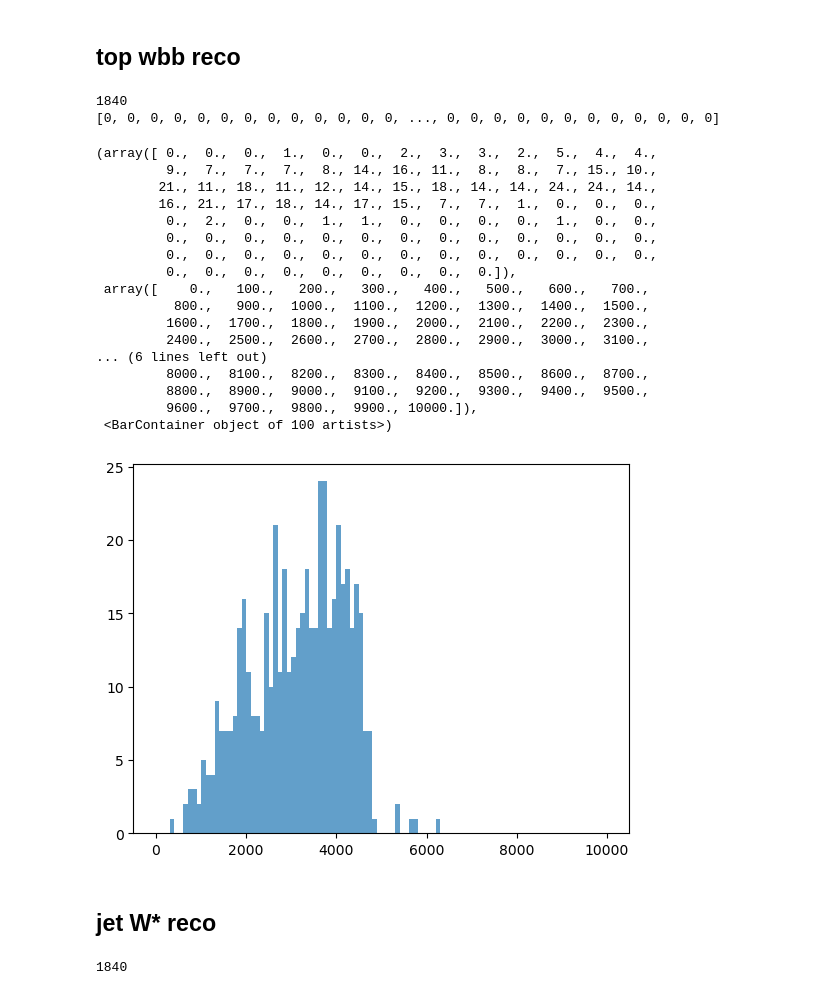
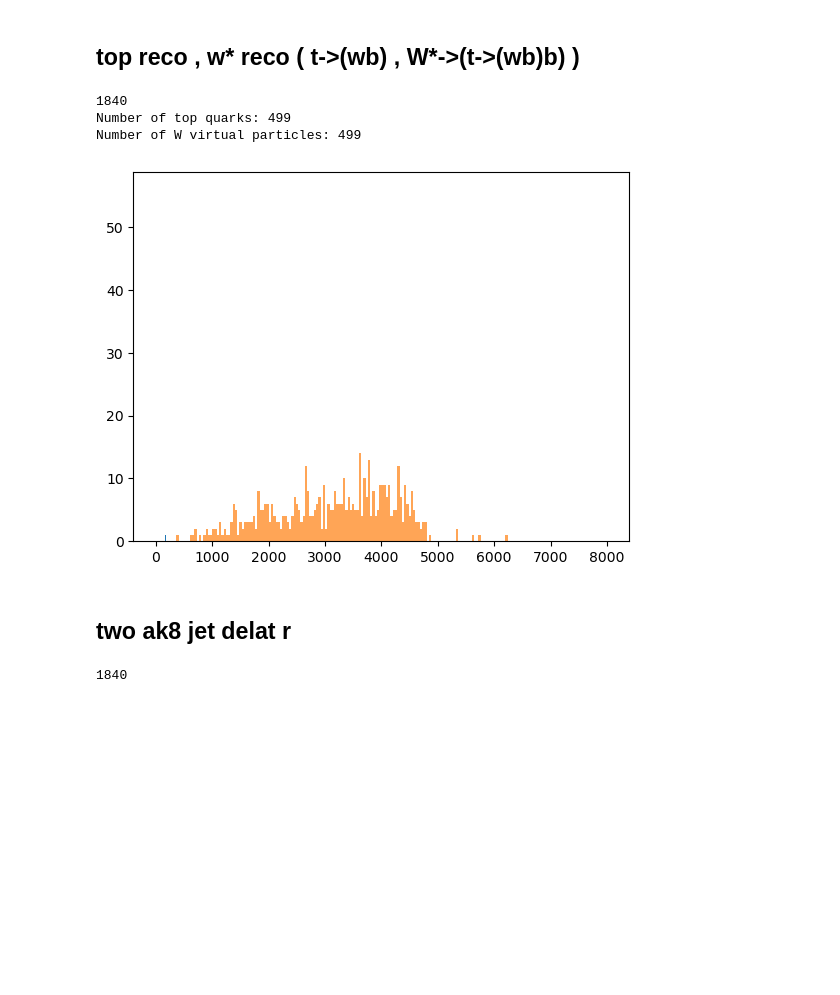
Before and after one commit to HEPchihwan/LRSM_tb_channel, a Jupyter notebook: SAMPLEPRODUCTION/using matrix/matrix.ipynb, the cells around one changed output. Cells and saved outputs as stored; diff of their text form; code cells hidden in the pictures; blank space fills up the shorter version.

```diff
--- a/SAMPLEPRODUCTION/using matrix/matrix.ipynb
+++ b/SAMPLEPRODUCTION/using matrix/matrix.ipynb
@@ -1,5 +1,5 @@
 # %% [markdown]
-## top  wbb reco
+## top reco , w* reco ( t->(wb) , W*->(t->(wb)b) )
 # %%
 #!/usr/bin/env python
 # -*- coding: utf-8 -*-
@@ -28,7 +28,7 @@ import awkward as ak
 
 ## 일단 보고 싶은 키워드나 주제를 고르면 그게 이벤트 별로 있으면 다 뽑아옴 . 이제 거기서 필터로 걸러내면 모든 이벤트는 해당이 안되고 특정 이벤트만 남으면 거기 안에 들어있는 값 쓰면 됨
 
-sample = "/data6/Users/snuintern1/SAMPLEPRODUCTION/WRtoNMutoMuMuTB-HadTop_MWR-5000_MN-4900_13p6TeV/Run3Summer22NanoAODv12_WRtoNMutoMuMuTB-HadTop_MWR-5000_MN-4900_13p6TeV_1.root"
+sample = "/data6/Users/snuintern1/LRSM_tb_channel/SAMPLEPRODUCTION/WRtoNMutoMuMuTB-HadTop_MWR-5000_MN-4900_13p6TeV/Run3Summer22NanoAODv12_WRtoNMutoMuMuTB-HadTop_MWR-5000_MN-4900_13p6TeV_1.root"
 file = uproot.open(sample)
 events = file["Events"]
 print(len(events))
@@ -53,7 +53,7 @@ wphi = phi[wmask]
 bphi = phi[bmask]
 weta = eta[wmask]
 beta = eta[bmask]
-# 두 개 b quark, 하나의 W boson만 있는 이벤트만 필터링
+# 두 개 이상의 b quark, 하나이상의 W onshell boson만 있는 이벤트만 필터링
 valid_events = (ak.num(bpt) >= 2) & (ak.num(wpt) >= 1)
 
 # apply mask
@@ -66,58 +66,47 @@ wphi = wphi[valid_events]
 weta = weta[valid_events]
 wmass = wmass[valid_events]
 
-print (masss)
+
 # 벡터 구성
 b1 = vector.array({
     "pt": bpt[:, 0],
     "phi": bphi[:, 0],
     "eta": beta[:, 0],
     "mass": bmass[:, 0]
 })
 
 b2 = vector.array({
     "pt": bpt[:, 1],
     "phi": bphi[:, 1],
     "eta": beta[:, 1],
     "mass": bmass[:, 1]
 })
 
 w1 = vector.array({
     "pt": wpt[:, 0],
     "phi": wphi[:, 0],
     "eta": weta[:, 0],
     "mass": wmass[:, 0]
 })
 
 top =  b2 + w1
 #print("Top mass (reco from gen parts):", (top.mass), "GeV")
 # 히스토그램 그리기
-#plt.hist(top.mass, bins=100, range=(160, 200), alpha=0.7, label='Top Mass')
+plt.hist(top.mass, bins=100, range=(160, 200), alpha=1.0, label='Top Mass')
 wvirtual = b1 + b2 + w1
-plt.hist(wvirtual.mass, bins=100, range=(0, 10000), alpha=0.7, label='W Virtual Mass')
+plt.hist(wvirtual.mass, bins=200, range=(0, 8000), alpha=0.7, label='W Virtual Mass')
+
+#top 갯수
+print("Number of top quarks:", len(top.mass))
+# wvirtual 갯수
+print("Number of W virtual particles:", len(wvirtual.mass))
 # %% [output]
 1840
-[0, 0, 0, 0, 0, 0, 0, 0, 0, 0, 0, 0, 0, ..., 0, 0, 0, 0, 0, 0, 0, 0, 0, 0, 0, 0]
+Number of top quarks: 499
+Number of W virtual particles: 499
-(array([ 0.,  0.,  0.,  1.,  0.,  0.,  2.,  3.,  3.,  2.,  5.,  4.,  4.,
-         9.,  7.,  7.,  7.,  8., 14., 16., 11.,  8.,  8.,  7., 15., 10.,
-        21., 11., 18., 11., 12., 14., 15., 18., 14., 14., 24., 24., 14.,
-        16., 21., 17., 18., 14., 17., 15.,  7.,  7.,  1.,  0.,  0.,  0.,
-         0.,  2.,  0.,  0.,  1.,  1.,  0.,  0.,  0.,  0.,  1.,  0.,  0.,
-         0.,  0.,  0.,  0.,  0.,  0.,  0.,  0.,  0.,  0.,  0.,  0.,  0.,
-         0.,  0.,  0.,  0.,  0.,  0.,  0.,  0.,  0.,  0.,  0.,  0.,  0.,
-         0.,  0.,  0.,  0.,  0.,  0.,  0.,  0.,  0.]),
- array([    0.,   100.,   200.,   300.,   400.,   500.,   600.,   700.,
-          800.,   900.,  1000.,  1100.,  1200.,  1300.,  1400.,  1500.,
-         1600.,  1700.,  1800.,  1900.,  2000.,  2100.,  2200.,  2300.,
-         2400.,  2500.,  2600.,  2700.,  2800.,  2900.,  3000.,  3100.,
-... (6 lines left out)
-         8000.,  8100.,  8200.,  8300.,  8400.,  8500.,  8600.,  8700.,
-         8800.,  8900.,  9000.,  9100.,  9200.,  9300.,  9400.,  9500.,
-         9600.,  9700.,  9800.,  9900., 10000.]),
- <BarContainer object of 100 artists>)
-[figure, old version]
+[figure, new version]
 # %% [markdown]
-## jet W* reco
+## two ak8 jet delat r
 # %%
 #!/usr/bin/env python
 # -*- coding: utf-8 -*-
```
Also changed, not shown: parts of 11 cells of this notebook, 16 other files.
